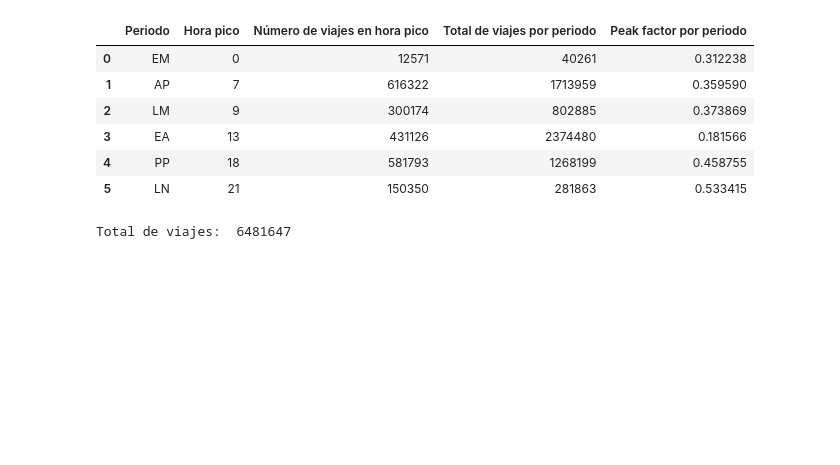
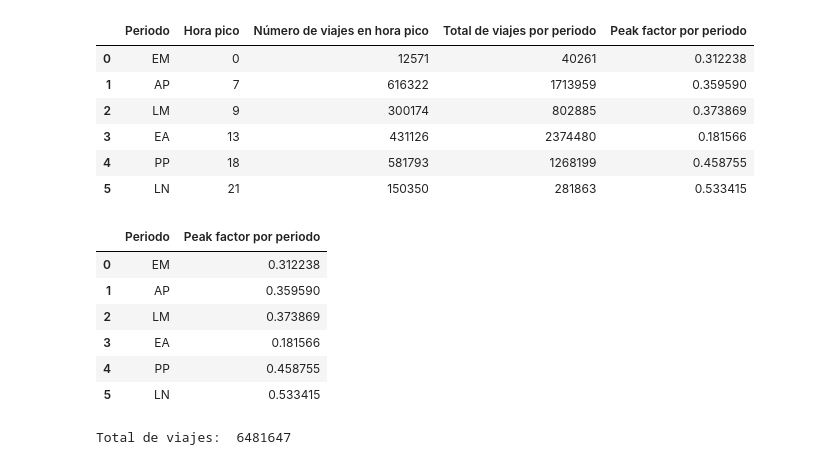
Before and after one commit to CentroFuturoCiudades/red-vial-guadalajara, a Jupyter notebook: Demand Matrices/02_peak_times_per_period.ipynb, the cells around one changed output. Saved outputs shown, nothing was run; the diff lists cells and outputs as text; code cells hidden in the pictures; blank space fills up the shorter version.

Commit message:
Añadir peaka factor

```diff
--- a/Demand Matrices/02_peak_times_per_period.ipynb
+++ b/Demand Matrices/02_peak_times_per_period.ipynb
@@ -361,3 +361,15 @@ resumen
 | 3 | EA | 13 | 431126 | 2374480 | 0.181566 |
 | 4 | PP | 18 | 581793 | 1268199 | 0.458755 |
 | 5 | LN | 21 | 150350 | 281863 | 0.533415 |
+# %%
+dicc_peak_factors=resumen[["Periodo", "Peak factor por periodo"]]
+# %%
+dicc_peak_factors.head(12)
+# %% [output]
+|  | Periodo | Peak factor por periodo |
+| 0 | EM | 0.312238 |
+| 1 | AP | 0.359590 |
+| 2 | LM | 0.373869 |
+| 3 | EA | 0.181566 |
+| 4 | PP | 0.458755 |
+| 5 | LN | 0.533415 |
```
Also changed, not shown: parts of 1 cell of this notebook, 1 other file.
